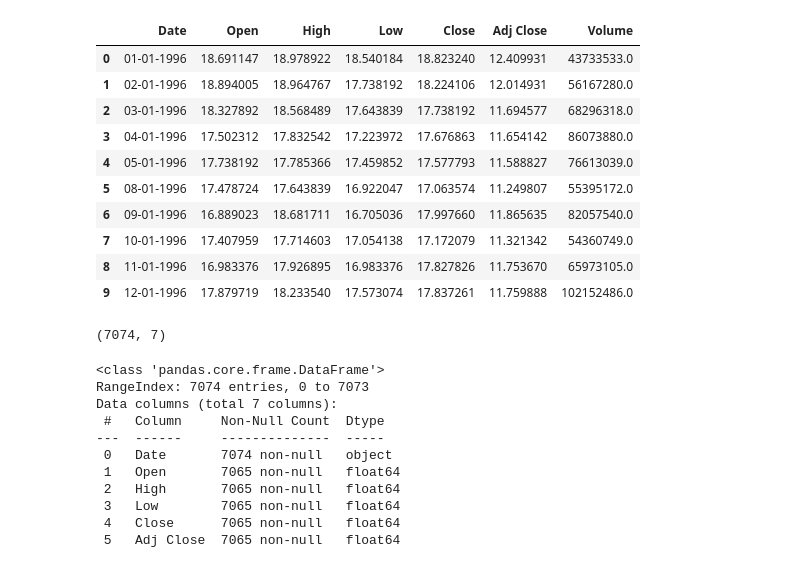
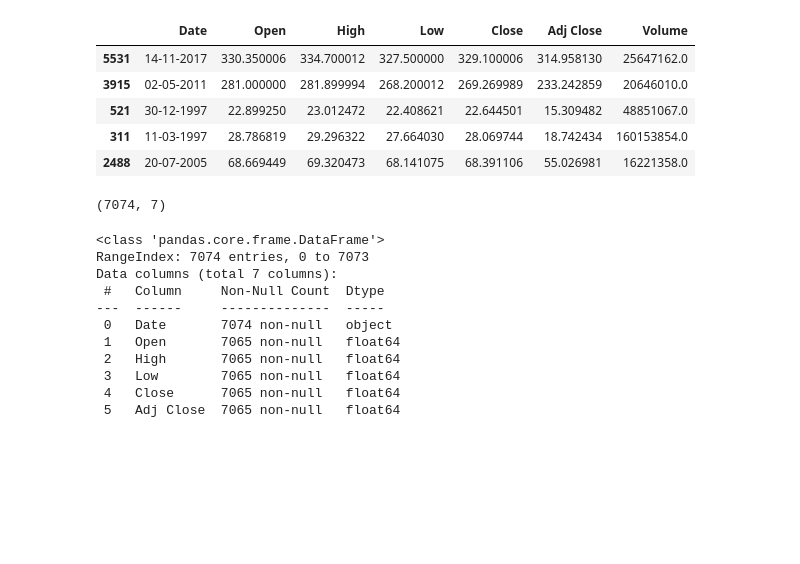
Before and after one commit to rohitinu6/Stock-Price-Prediction, a Jupyter notebook: Stock_prediction_Data_Analysis.ipynb, the cells around one changed output. Saved outputs shown, nothing was run; the diff lists cells and outputs as text; code cells hidden in the pictures; blank space fills up the shorter version.

```diff
--- a/Stock_prediction_Data_Analysis.ipynb
+++ b/Stock_prediction_Data_Analysis.ipynb
@@ -4,19 +5,14 @@ import pandas as pd
 # %%
-df = pd.read_csv("Data/SBIN.csv")
+df = pd.read_csv(r"C:\Users\Abhiraj Mandal\OneDrive\Desktop\Stock_Prediction\Stock-Price-Prediction\SBIN.csv")
 # %%
-df.head(10)
+df.sample(5)
 # %% [output]
 |  | Date | Open | High | Low | Close | Adj Close | Volume |
-| 0 | 01-01-1996 | 18.691147 | 18.978922 | 18.540184 | 18.823240 | 12.409931 | 43733533.0 |
-| 1 | 02-01-1996 | 18.894005 | 18.964767 | 17.738192 | 18.224106 | 12.014931 | 56167280.0 |
-| 2 | 03-01-1996 | 18.327892 | 18.568489 | 17.643839 | 17.738192 | 11.694577 | 68296318.0 |
-| 3 | 04-01-1996 | 17.502312 | 17.832542 | 17.223972 | 17.676863 | 11.654142 | 86073880.0 |
-| 4 | 05-01-1996 | 17.738192 | 17.785366 | 17.459852 | 17.577793 | 11.588827 | 76613039.0 |
-| 5 | 08-01-1996 | 17.478724 | 17.643839 | 16.922047 | 17.063574 | 11.249807 | 55395172.0 |
-| 6 | 09-01-1996 | 16.889023 | 18.681711 | 16.705036 | 17.997660 | 11.865635 | 82057540.0 |
-| 7 | 10-01-1996 | 17.407959 | 17.714603 | 17.054138 | 17.172079 | 11.321342 | 54360749.0 |
-| 8 | 11-01-1996 | 16.983376 | 17.926895 | 16.983376 | 17.827826 | 11.753670 | 65973105.0 |
-| 9 | 12-01-1996 | 17.879719 | 18.233540 | 17.573074 | 17.837261 | 11.759888 | 102152486.0 |
+| 5531 | 14-11-2017 | 330.350006 | 334.700012 | 327.500000 | 329.100006 | 314.958130 | 25647162.0 |
+| 3915 | 02-05-2011 | 281.000000 | 281.899994 | 268.200012 | 269.269989 | 233.242859 | 20646010.0 |
+| 521 | 30-12-1997 | 22.899250 | 23.012472 | 22.408621 | 22.644501 | 15.309482 | 48851067.0 |
+| 311 | 11-03-1997 | 28.786819 | 29.296322 | 27.664030 | 28.069744 | 18.742434 | 160153854.0 |
+| 2488 | 20-07-2005 | 68.669449 | 69.320473 | 68.141075 | 68.391106 | 55.026981 | 16221358.0 |
 # %%
 df.shape
 # %% [output]
```
Also changed, not shown: parts of 5 cells of this notebook, 1 other file.
